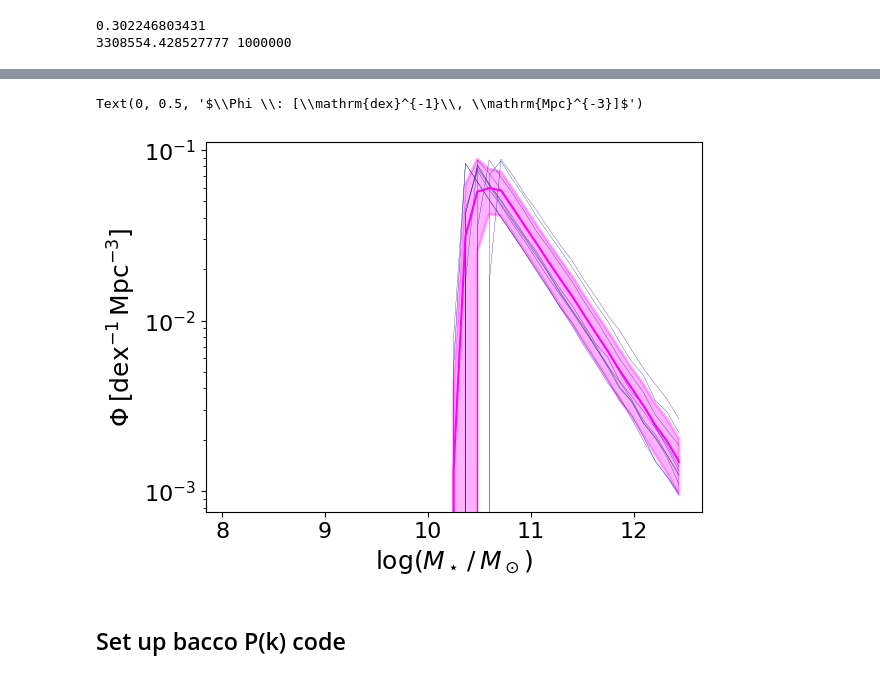
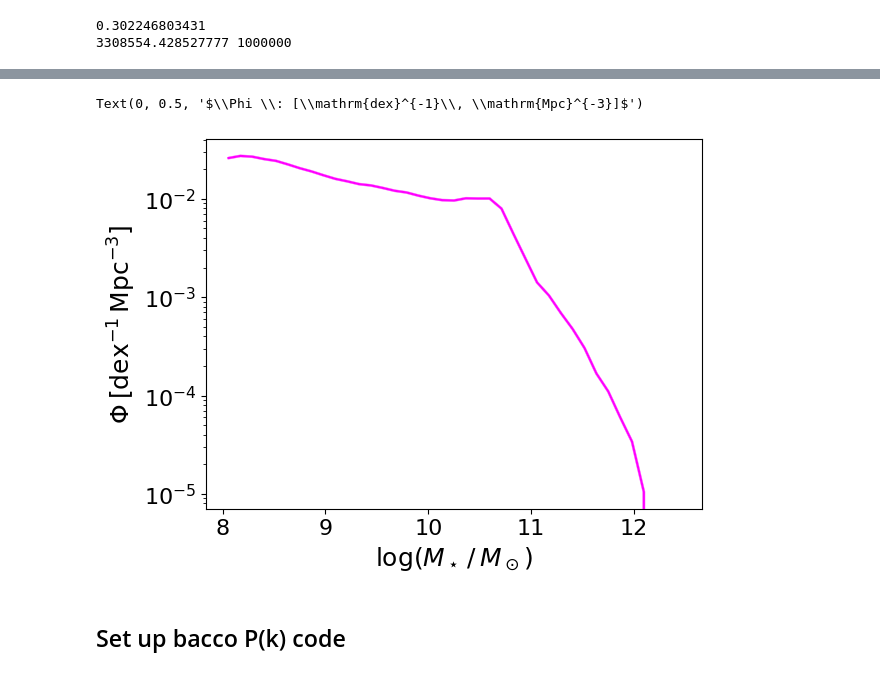
Before and after one commit to kstoreyf/biasexp-target-observable, a Jupyter notebook: notebooks/2023-12-24_camels-sam_biasexp_fit.ipynb, the cells around one changed output, grey strips where cells are left out. Saved outputs shown, nothing was run; the diff lists cells and outputs as text; code cells hidden in the pictures.

```diff
--- a/notebooks/2023-12-24_camels-sam_biasexp_fit.ipynb
+++ b/notebooks/2023-12-24_camels-sam_biasexp_fit.ipynb
@@ -84,8 +97,9 @@ bacco.configuration.update({'pk':{'boltzmann_solver': 'CLASS'}})
 redshift = 0
 dir_dat = '/lscratch/kstoreyf/CAMELS-SAM_data'
 # %%
-fns_dat = [join(dir_dat, f) for f in listdir(dir_dat) if isfile(join(dir_dat, f))]
-#fn_dat = f'{dir_dat}/LH_{idx_sam}_galprops_z{redshift}.hdf5'
+#fns_dat = [join(dir_dat, f) for f in listdir(dir_dat) if isfile(join(dir_dat, f))]
+idx_sam = 0
+fns_dat = [f'{dir_dat}/LH_{idx_sam}_galprops_z{redshift}.hdf5']
 # %% [markdown]
 ## Plot CAMELS SMFs
 # %%
@@ -152,23 +174,23 @@ plt.hist(log_mstar, bins=edges)
 # %%
-n_plot = 10
+n_plot = 1
 for i in range(n_plot):
     plt.plot(bins_avg, smf_arr[i], lw=0.2, color='navy')
 
 smf_mean = np.mean(smf_arr, axis=0)
 smf_std = np.std(smf_arr, axis=0)
 plt.plot(bins_avg, smf_mean, color='magenta')
 plt.fill_between(bins_avg,
                  (smf_mean-smf_std),
                  (smf_mean+smf_std),
                  color='magenta', alpha=0.3, lw=2,
                  label='pSMF all')
 
 plt.yscale('log')
 plt.xlabel(r'$\log(M_\star\,/\,M_\odot)$')
 plt.ylabel(r'$\Phi \: [\mathrm{dex}^{-1}\, \mathrm{Mpc}^{-3}]$')
 # %% [output]
 Text(0, 0.5, '$\\Phi \\: [\\mathrm{dex}^{-1}\\, \\mathrm{Mpc}^{-3}]$')
-[figure, old version]
+[figure, new version]
 # %% [markdown]
 ## Set up bacco P(k) code
 # %%
```
Also changed, not shown: parts of 9 cells of this notebook, 2 other files.
